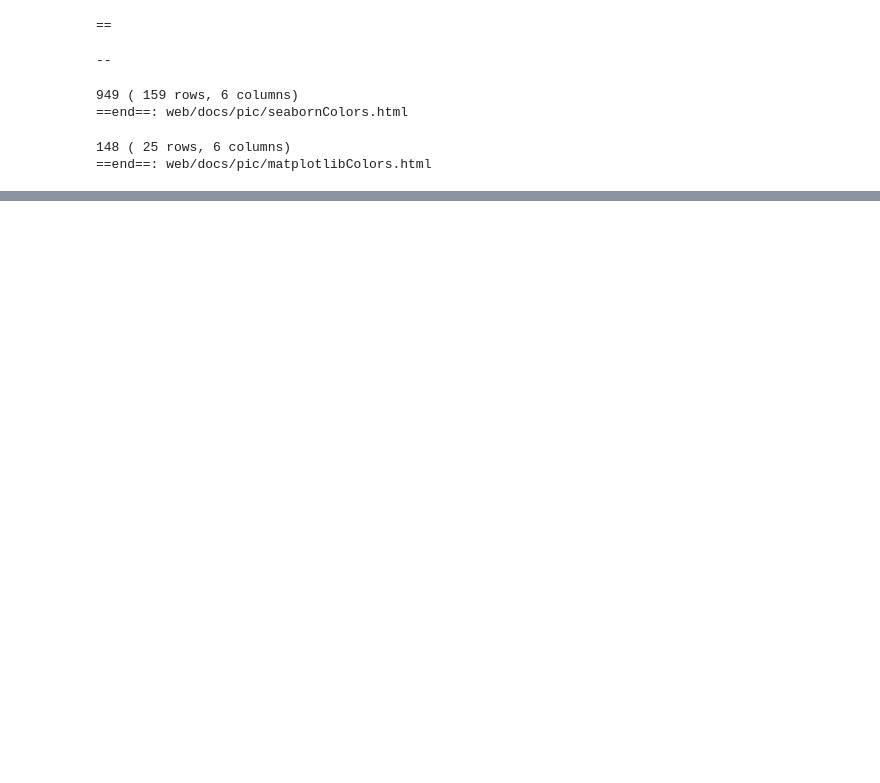
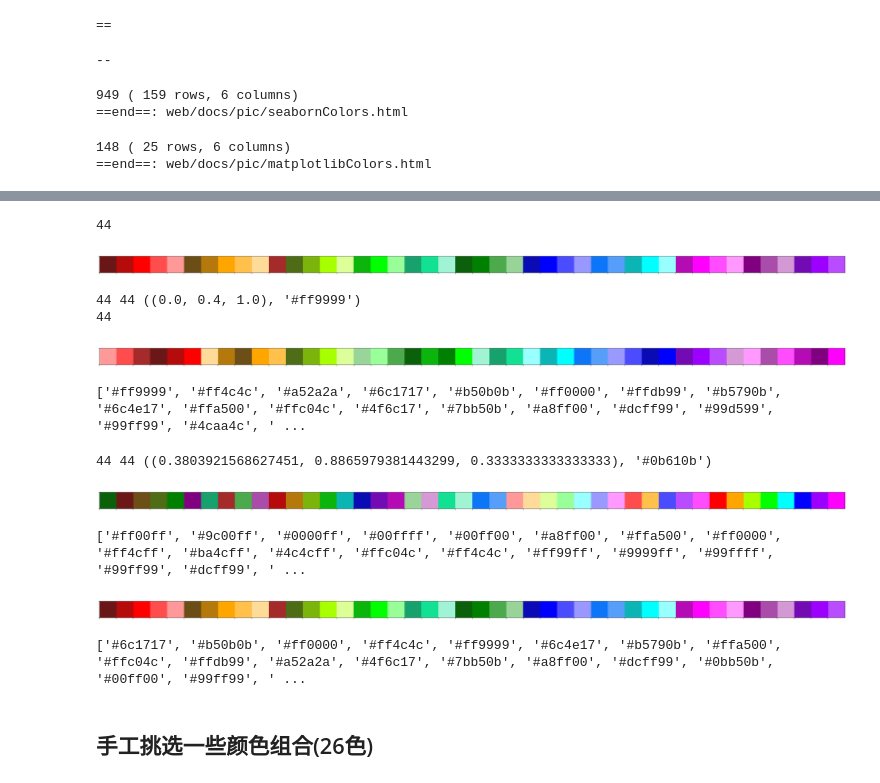
Before and after one commit to DawnEve/ML_MachineLearning, a Jupyter notebook: pythonPKG/matplotlib_demo.ipynb, the cells around one changed output, grey strips where cells are left out. Cells and saved outputs as stored; diff of their text form; code cells hidden in the pictures; blank space fills up the shorter version.

```diff
--- a/pythonPKG/matplotlib_demo.ipynb
+++ b/pythonPKG/matplotlib_demo.ipynb
@@ -1164,0 +1299,53 @@ colorDict2HTML(matplotlib.colors.cnames, 'web/docs/pic/matplotlibColors.html', '
+# %%
+# step3 手工筛选
+my=arr[0]+arr[1]+ \
+    [arr[2][2]] + \
+    arr[3][0:3]+arr[3][4:] + \
+    arr[4][1:3]+arr[4][4:] + \
+    arr[5][1:3]+arr[5][4:] +\
+    arr[6][1:]+\
+    arr[7][1:]+\
+    arr[8][2:4]+\
+    arr[9][1:3]+arr[9][4:]+\
+    arr[10][1:]+\
+    arr[11][2:]+ \
+    arr[12][1:4]
+
+
+sns.palplot(my)
+len(my)
+# %% [output]
+44
+[figure, added]
+# %%
+rs002=sortAndSee(my)
+print(len(rs002))
+# %% [output]
+44 44 ((0.0, 0.4, 1.0), '#ff9999')
+44
+[figure, added]
+# %%
+print(rs002)
+# %% [output]
+['#ff9999', '#ff4c4c', '#a52a2a', '#6c1717', '#b50b0b', '#ff0000', '#ffdb99', '#b5790b', '#6c4e17', '#ffa500', '#ffc04c', '#4f6c17', '#7bb50b', '#a8ff00', '#dcff99', '#99d599', '#99ff99', '#4caa4c', ' ...
+# %%
+rs003=sortAndSee(my,2)
+# %% [output]
+44 44 ((0.3803921568627451, 0.8865979381443299, 0.3333333333333333), '#0b610b')
+[figure, added]
+# %%
+print(rs003[::-1])
+# %% [output]
+['#ff00ff', '#9c00ff', '#0000ff', '#00ffff', '#00ff00', '#a8ff00', '#ffa500', '#ff0000', '#ff4cff', '#ba4cff', '#4c4cff', '#ffc04c', '#ff4c4c', '#ff99ff', '#9999ff', '#99ffff', '#99ff99', '#dcff99', ' ...
+# %%
+sns.palplot(my)
+print(my)
+# %% [output]
+[figure, added]
+# %%
+myRGB=list(map(mcolors.rgb2hex, my))
+print(myRGB)
+# %% [output]
+['#6c1717', '#b50b0b', '#ff0000', '#ff4c4c', '#ff9999', '#6c4e17', '#b5790b', '#ffa500', '#ffc04c', '#ffdb99', '#a52a2a', '#4f6c17', '#7bb50b', '#a8ff00', '#dcff99', '#0bb50b', '#00ff00', '#99ff99', ' ...
+# %% [markdown]
+## 手工挑选一些颜色组合(26色)
```
Also changed, not shown: parts of 31 cells of this notebook, 13 other files.
